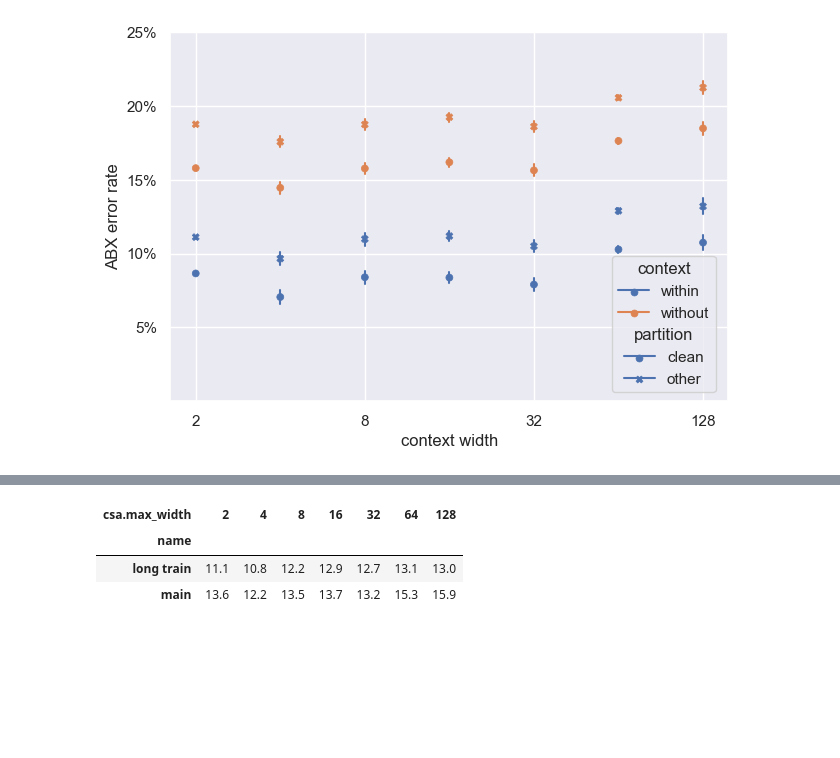
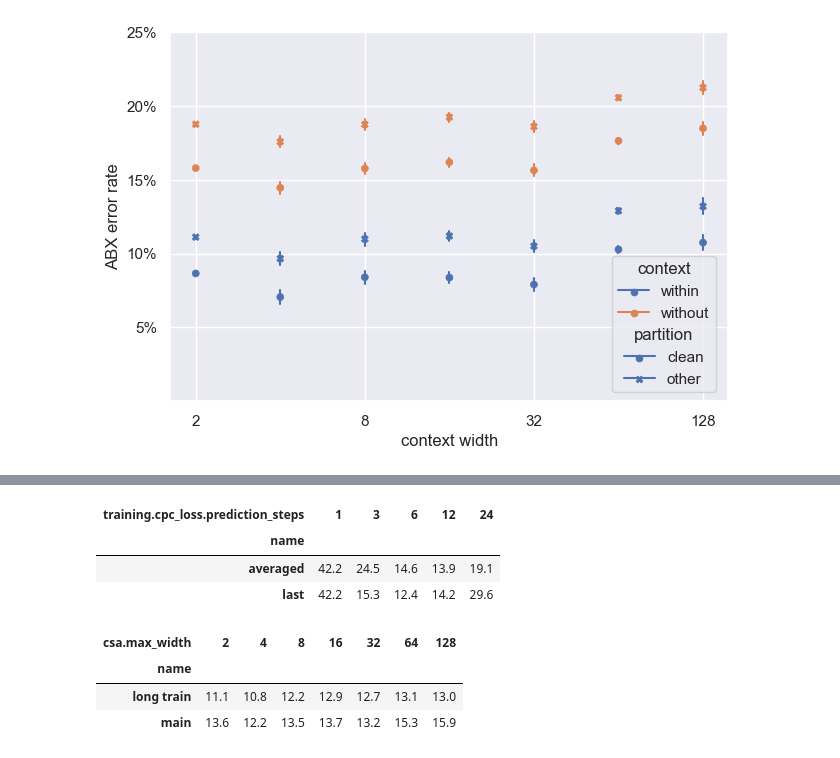
Before and after one commit to sdrobert/scpc, a Jupyter notebook: scripts/analyze.ipynb, the cells around one changed output, grey strips where cells are left out. Saved outputs shown, nothing was run; the diff lists cells and outputs as text; code cells hidden in the pictures; blank space fills up the shorter version.

```diff
--- a/scripts/analyze.ipynb
+++ b/scripts/analyze.ipynb
@@ -286,3 +291,64 @@ fig.savefig("../resources/libriabx_prediction_steps_vs_width.pdf")
+# %%
+# aggregate prediction steps over context widths and print as table
+
+df = filter_data_equal(dfz, {
+    "zrc.pca_style": "full",
+    "conv.norm_type": "none",
+    "context_type": "csa",
+    "training.loss_type": "cpc",
+    'training.cpc_loss.averaging_penalty': 0,
+    "zrc.granularity": "phoneme",
+    "csa.dim_feedforward": 1024,
+    "csa.num_layers": 1,
+    "zrc.speaker_mode": "within",
+    "training.max_epochs": 200,
+    "train_part": "100",
+})
+
+df_1 = filter_data_in(
+    df, {
+        "csa.max_width": WIDTHS,
+        "training.cpc_loss.prediction_steps": STEPS,
+        "training.cpc_loss.gutted_steps": (0,),
+    }
+)
+check_data(
+    df_1,
+    "csa.max_width", "zrc.subset", "zrc.score",
+    "zrc.context_mode",
+    "training.cpc_loss.prediction_steps"
+)
+df_1.loc[:, 'name'] = 'averaged'
+
+df_2 = filter_data_in(
+    df, {
+        "csa.max_width": WIDTHS,
+        "training.cpc_loss.prediction_steps": STEPS,
+    }
+)
+idx = df_2['training.cpc_loss.prediction_steps'] == 1
+for n in range(2, 25):
+    idx |= (df_2['training.cpc_loss.prediction_steps'] == n) & (df_2['training.cpc_loss.gutted_steps'] == (n - 1))
+df_2 = df_2.loc[idx]
+check_data(
+    df_2,
+    "csa.max_width", "zrc.subset", "zrc.score",
+    "zrc.context_mode",
+    "training.cpc_loss.prediction_steps",
+    "training.cpc_loss.gutted_steps",
+)
+df_2.loc[:, 'name'] = 'last'
+
+df = pd.concat([df_1, df_2])
+df['training.cpc_loss.prediction_steps'] = df['training.cpc_loss.prediction_steps'].astype('int')
+df = pd.pivot_table(df, values='zrc.score', columns='training.cpc_loss.prediction_steps', index='name')
+
+(df * 100).style.format(precision=1)
+# %% [output]
+| training.cpc_loss.prediction_steps | 1 | 3 | 6 | 12 | 24 |
+| name |  |  |  |  |  |
+| averaged | 42.2 | 24.5 | 14.6 | 13.9 | 19.1 |
+| last | 42.2 | 15.3 | 12.4 | 14.2 | 29.6 |
 # %%
 # various means for stats table
 # (main can be derived from the above figure)
```
Also changed, not shown: parts of 7 cells of this notebook, 4 other files.
